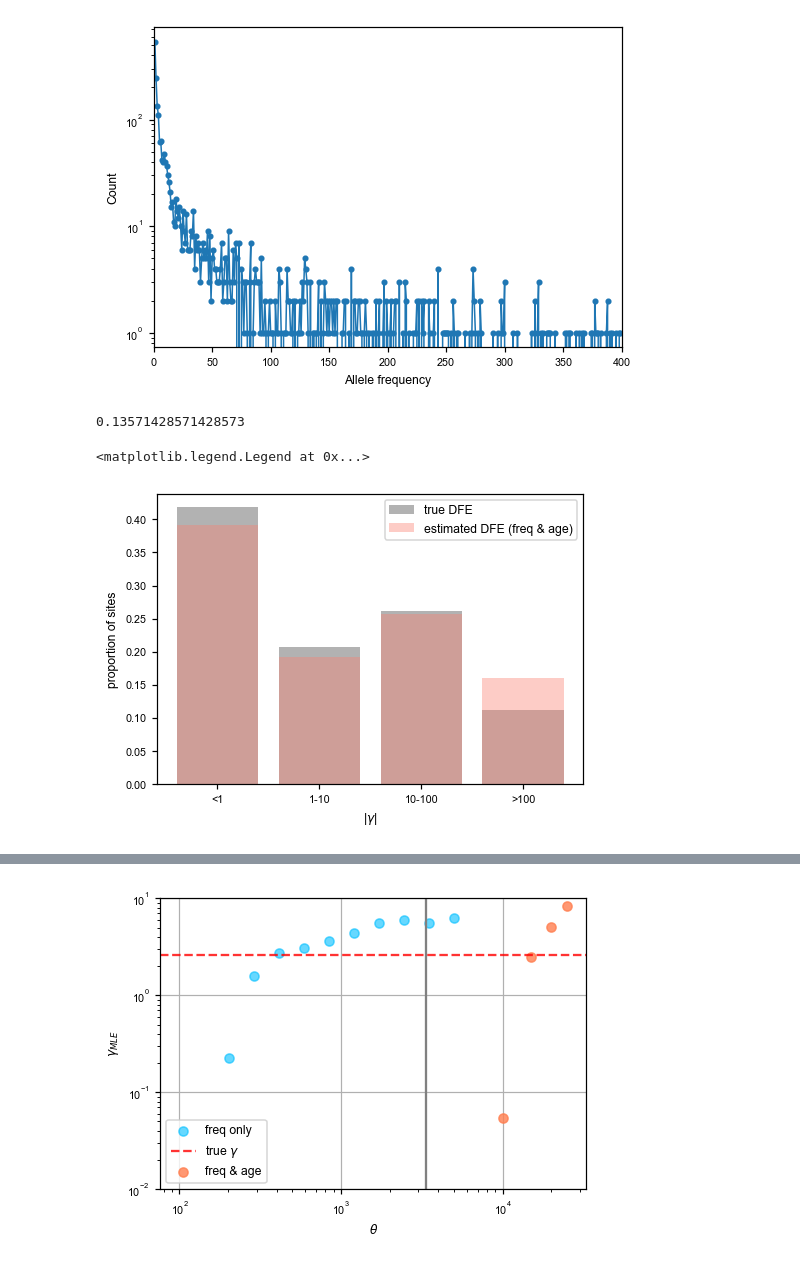
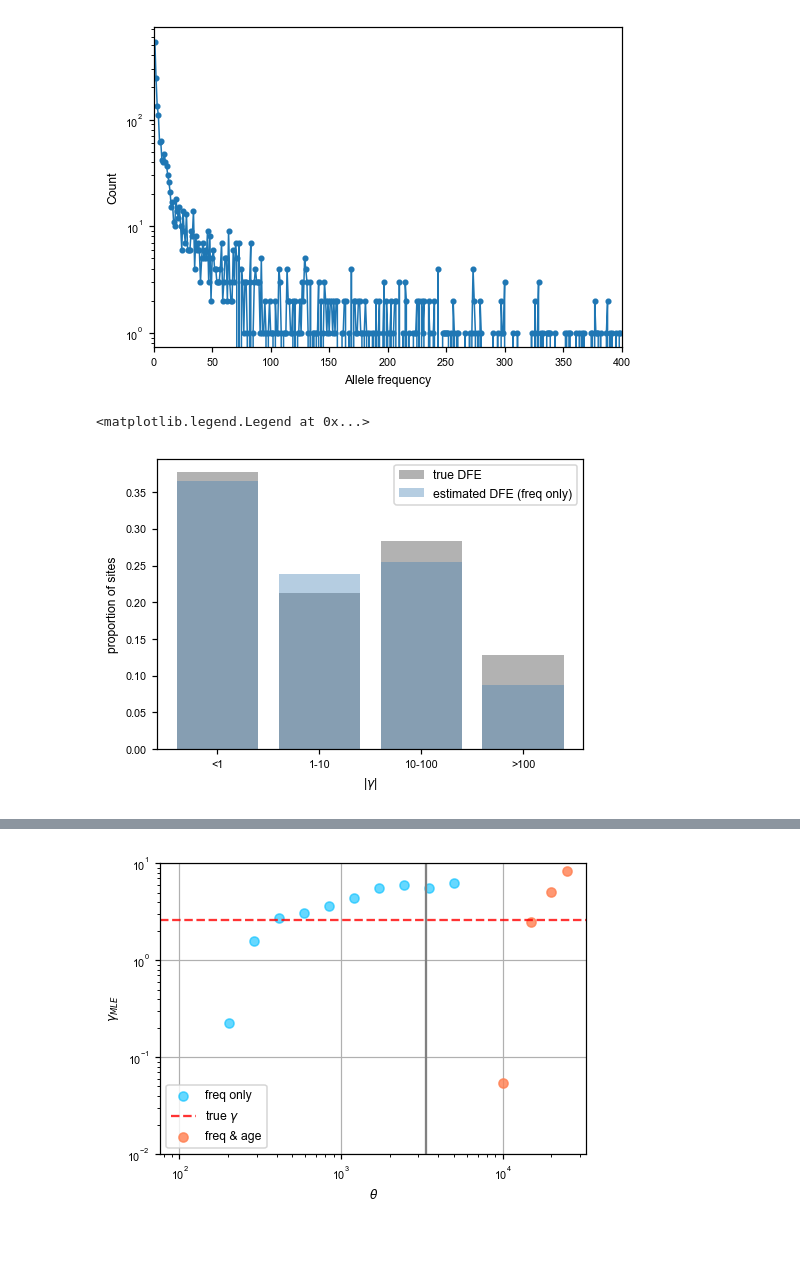
Before and after one commit to VivaswatS/selCoefEst, a Jupyter notebook: changingpopsizesims.ipynb, the cells around one changed output, grey strips where cells are left out. Drawn from its saved outputs; the diff is of its cells as text; code cells hidden in the pictures.

Commit message:
working code for changing pop sizes + GAMMA DFE! but need some slight tweaks...

```diff
--- a/changingpopsizesims.ipynb
+++ b/changingpopsizesims.ipynb
@@ -1121,31 +1206,25 @@ moments.Plotting.plot_1d_fs(sfs)
 # %% [output]
 [figure]
 [figure]
-# %%
-alpha[1]
-# %% [output]
-0.13571428571428573
 # %%
 ## get simulated distribution of gamma (bins: <1, 1-10, 10-100, >100)
 # df1['gamma'] = df1['s']*20000
 # plt.bar(np.arange(4),[np.sum(df1['gamma']<1)/len(df1),np.sum((df1['gamma']>1) & (df1['gamma']<10))/len(df1),np.sum((df1['gamma']>10) & (df1['gamma']<100))/len(df1),np.sum(df1['gamma']>100)/len(df1)],color='grey',alpha=0.6,label=r'observed $\gamma$')
 # df1['gamma_inf'] = sp.stats.gamma.rvs(0.174,scale=200,size=len(df1))
 # plt.bar(np.arange(4),[np.sum(df1['gamma_inf']<1)/len(df1),np.sum((df1['gamma_inf']>1) & (df1['gamma_inf']<10))/len(df1),np.sum((df1['gamma_inf']>10) & (df1['gamma_inf']<100))/len(df1),np.sum(df1['gamma_inf']>100)/len(df1)],color='steelblue',alpha=0.6,label=r'simulated $\gamma$'); plt.legend()
 # plt.xticks(np.arange(4),['<1','1-10','10-100','>100']); plt.xlabel(r'|$\gamma$|'); plt.ylabel('proportion of sites')
 
-df1['gamma'] = sp.stats.gamma.rvs(0.18,scale=200,size=len(df1)) #df1['s']*20000
+df1['gamma'] = sp.stats.gamma.rvs(0.2,scale=200,size=len(df1)) #df1['s']*20000
 plt.bar(np.arange(4),[np.sum(df1['gamma']<1)/len(df1),np.sum((df1['gamma']>1) & (df1['gamma']<10))/len(df1),np.sum((df1['gamma']>10) & (df1['gamma']<100))/len(df1),np.sum(df1['gamma']>100)/len(df1)],color='grey',alpha=0.6,label=r'true DFE')
-# df1['gamma_inf'] = sp.stats.gamma.rvs(0.1357,scale=525,size=len(df1))
-# plt.bar(np.arange(4),[np.sum(df1['gamma_inf']<1)/len(df1),np.sum((df1['gamma_inf']>1) & (df1['gamma_inf']<10))/len(df1),np.sum((df1['gamma_inf']>10) & (df1['gamma_inf']<100))/len(df1),np.sum(df1['gamma_inf']>100)/len(df1)],color='steelblue',alpha=0.4,label=r'observed $\gamma$ (moments)');
+df1['gamma_inf'] = sp.stats.gamma.rvs(0.189,scale=320,size=len(df1))
+plt.bar(np.arange(4),[np.sum(df1['gamma_inf']<1)/len(df1),np.sum((df1['gamma_inf']>2) & (df1['gamma_inf']<20))/len(df1),np.sum((df1['gamma_inf']>20) & (df1['gamma_inf']<200))/len(df1),np.sum(df1['gamma_inf']>200)/len(df1)],color='steelblue',alpha=0.4,label=r'estimated DFE (freq only)');
 plt.xticks(np.arange(4),['<1','1-10','10-100','>100']); plt.xlabel(r'|$\gamma$|'); plt.ylabel('proportion of sites')
-# df1['gamma_inf2'] = sp.stats.gamma.rvs(0.1666,scale=780,size=len(df1))
-# plt.bar(np.arange(4),[np.sum(df1['gamma_inf2']<1)/len(df1),np.sum((df1['gamma_inf2']>1) & (df1['gamma_inf2']<10))/len(df1),np.sum((df1['gamma_inf2']>10) & (df1['gamma_inf2']<100))/len(df1),np.sum(df1['gamma_inf2']>100)/len(df1)],color='deepskyblue',alpha=0.3,label=r'observed DFE (freq only)');
-df1['gamma_inf3'] = sp.stats.gamma.rvs(0.17,scale=350,size=len(df1))
-plt.bar(np.arange(4),[np.sum(df1['gamma_inf3']<1)/len(df1),np.sum((df1['gamma_inf3']>1) & (df1['gamma_inf3']<10))/len(df1),np.sum((df1['gamma_inf3']>10) & (df1['gamma_inf3']<100))/len(df1),np.sum(df1['gamma_inf3']>100)/len(df1)],color='salmon',alpha=0.4,label=r'estimated DFE (freq & age)');
+# df1['gamma_inf3'] = sp.stats.gamma.rvs(0.177,scale=383,size=len(df1))
+# plt.bar(np.arange(4),[np.sum(df1['gamma_inf3']<2)/len(df1),np.sum((df1['gamma_inf3']>1) & (df1['gamma_inf3']<10))/len(df1),np.sum((df1['gamma_inf3']>10) & (df1['gamma_inf3']<100))/len(df1),np.sum(df1['gamma_inf3']>100)/len(df1)],color='salmon',alpha=0.4,label=r'estimated DFE (freq & age)');
 plt.legend()
 # %% [output]
 <matplotlib.legend.Legend at 0x...>
-[figure, old version]
+[figure, new version]
 # %%
 # my_cmap = copy(cm.get_cmap('viridis'))
 # my_cmap.set_bad(my_cmap.colors[0])
```
Also changed, not shown: parts of 37 cells of this notebook, 2 other files.
